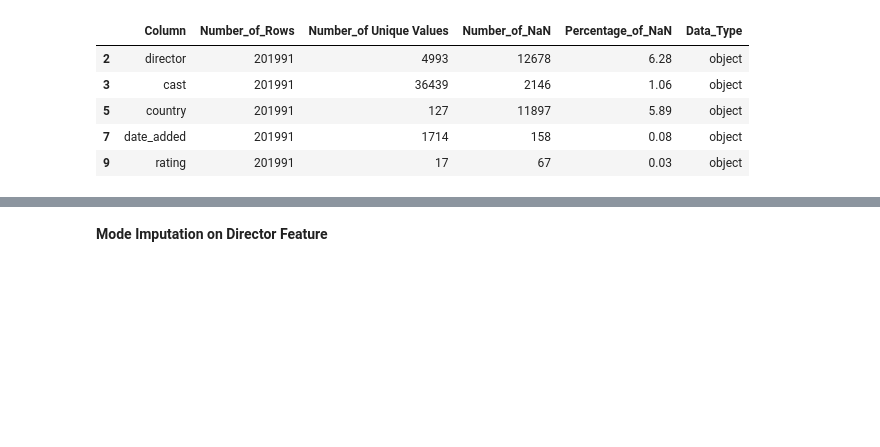
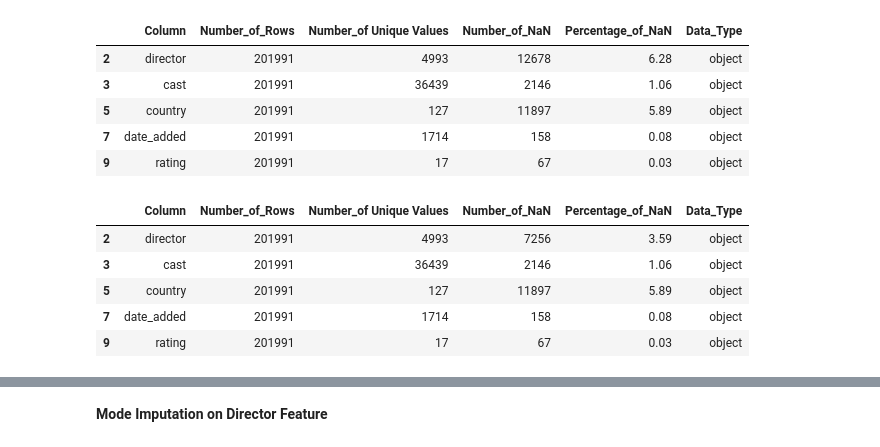
Before and after one commit to DSabarish/netflix_data_analysis, a Jupyter notebook: Netflix_21.ipynb, the cells around one changed output, grey strips where cells are left out. Drawn from its saved outputs; the diff is of its cells as text; code cells hidden in the pictures; blank space fills up the shorter version.

```diff
--- a/Netflix_21.ipynb
+++ b/Netflix_21.ipynb
@@ -103,7 +89,7 @@ data_quality_statistics(df)
 # %%
 import pandas as pd
 
-def impute_director(df, target_feature, mode_helper_features):
+def mode_based_imputation(df, target_feature, mode_helper_features):
     # Drop rows where target_feature is null
     filtered_df = df.dropna(subset=[target_feature])
 
@@ -143,9 +129,7 @@ def impute_director(df, target_feature, mode_helper_features):
     return df
 
 # Example usage:
-# merged_df = pd.read_csv("path_to_csv_file.csv")
-# imputed_df = impute_director(merged_df, 'director', ['listed_in', 'country', 'type'])
-# print(imputed_df.head())
+# imputed_df = mode_based_imputation(merged_df, 'director', ['listed_in', 'country', 'type'])
 # %% [markdown]
 # **Basis Cleaning and Exploration**
 # %%
@@ -337,10 +316,10 @@ data_quality_statistics(merged_df).query("Percentage_of_NaN > 0")
 # %%
+# Imputing Director Column
+imputed_df_1 = mode_based_imputation(merged_df,
+                                    'director',
+                                    ['listed_in', 'country', 'type'])
 
-# After Imputing
-
-imputed_df = impute_director(merged_df, 'director', ['listed_in', 'country', 'type'])
-# imputed_df.head()
-data_quality_statistics(imputed_df).query("Percentage_of_NaN > 0")
+data_quality_statistics(imputed_df_1).query("Percentage_of_NaN > 0")  #25.07% to 6.28%
 # %% [output]
 |  | Column | Number_of_Rows | Number_of Unique Values | Number_of_NaN | Percentage_of_NaN | Data_Type |
 | 2 | director | 201991 | 4993 | 12678 | 6.28 | object |
@@ -348,3 +327,17 @@ data_quality_statistics(imputed_df).query("Percentage_of_NaN > 0")
 | 5 | country | 201991 | 127 | 11897 | 5.89 | object |
 | 7 | date_added | 201991 | 1714 | 158 | 0.08 | object |
 | 9 | rating | 201991 | 17 | 67 | 0.03 | object |
+# %%
+# Imputing Director Column
+imputed_df_2a = mode_based_imputation(imputed_df_1,
+                                      'director',
+                                      ['country', 'type'])
+
+data_quality_statistics(imputed_df_2a).query("Percentage_of_NaN > 0")  #6.28% to 3.59%
+# %% [output]
+|  | Column | Number_of_Rows | Number_of Unique Values | Number_of_NaN | Percentage_of_NaN | Data_Type |
+| 2 | director | 201991 | 4993 | 7256 | 3.59 | object |
+| 3 | cast | 201991 | 36439 | 2146 | 1.06 | object |
+| 5 | country | 201991 | 127 | 11897 | 5.89 | object |
+| 7 | date_added | 201991 | 1714 | 158 | 0.08 | object |
+| 9 | rating | 201991 | 17 | 67 | 0.03 | object |
```
Also changed, not shown: parts of 30 cells of this notebook.
